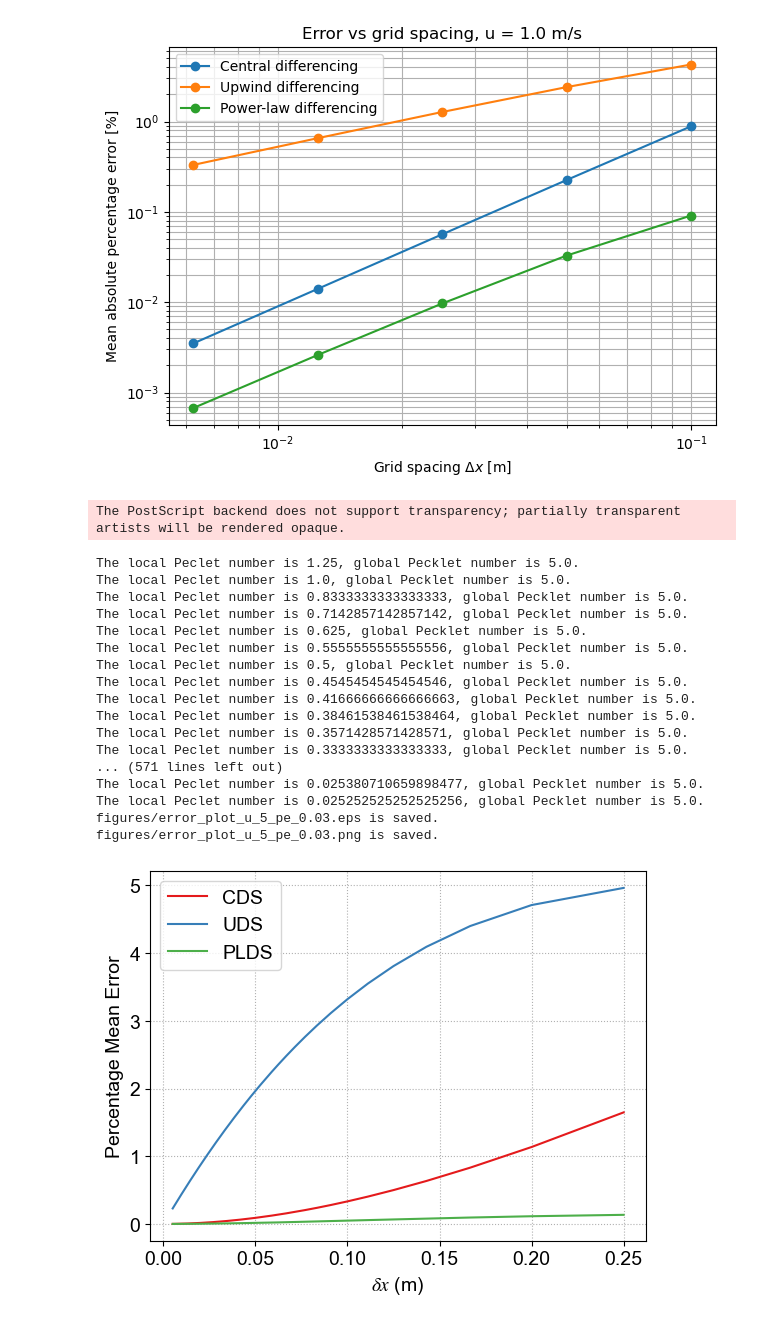
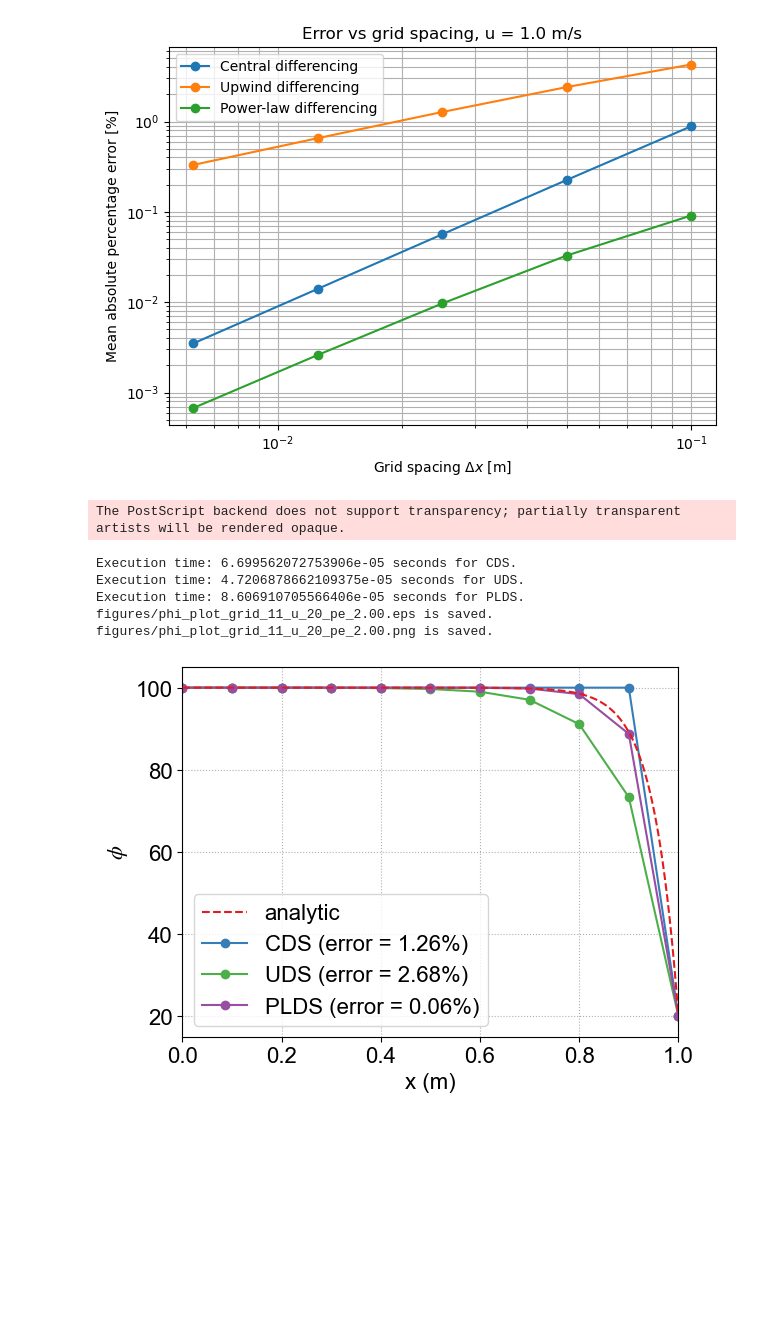
Before and after one commit to Yingfangeng/CFD_project_1, a Jupyter notebook: visualisation.ipynb, the cells around one changed output. Cells and saved outputs as stored; diff of their text form; code cells hidden in the pictures; blank space fills up the shorter version.

```diff
--- a/visualisation.ipynb
+++ b/visualisation.ipynb
@@ -78,33 +104,19 @@ plt.show()
 # %%
 L = 1.0             # domain length
 rho = 0.5           # fluid density
 gamma = 0.5         # fluid diffusion coefficient
 phi_0 = 100.0       # left boundary value
 phi_L = 20.0        # right boundary value
-number_of_grid = 10
-u = 5
+number_of_grid = 11
+u = 20
 scheme_list = ['CDS', 'UDS', 'PLDS']
-number_of_grid_list = np.arange(5, 200, 1)
-
-# plot_the_result(L, rho, gamma, phi_0, phi_L, number_of_grid, u, scheme_list)
-error_plot(L, rho, gamma, phi_0, phi_L, u, number_of_grid_list, scheme_list)
+number_of_grid_list = np.arange(5, 100, 1)
+plot_the_result(L, rho, gamma, phi_0, phi_L, number_of_grid, u, scheme_list)
 # %% [output]
 The PostScript backend does not support transparency; partially transparent artists will be rendered opaque.
-The local Peclet number is 1.25, global Pecklet number is 5.0.
-The local Peclet number is 1.0, global Pecklet number is 5.0.
-The local Peclet number is 0.8333333333333333, global Pecklet number is 5.0.
-The local Peclet number is 0.7142857142857142, global Pecklet number is 5.0.
-The local Peclet number is 0.625, global Pecklet number is 5.0.
-The local Peclet number is 0.5555555555555556, global Pecklet number is 5.0.
-The local Peclet number is 0.5, global Pecklet number is 5.0.
-The local Peclet number is 0.4545454545454546, global Pecklet number is 5.0.
-The local Peclet number is 0.41666666666666663, global Pecklet number is 5.0.
-The local Peclet number is 0.38461538461538464, global Pecklet number is 5.0.
-The local Peclet number is 0.3571428571428571, global Pecklet number is 5.0.
-The local Peclet number is 0.3333333333333333, global Pecklet number is 5.0.
-... (571 lines left out)
-The local Peclet number is 0.025380710659898477, global Pecklet number is 5.0.
-The local Peclet number is 0.025252525252525256, global Pecklet number is 5.0.
-figures/error_plot_u_5_pe_0.03.eps is saved.
-figures/error_plot_u_5_pe_0.03.png is saved.
+Execution time: 6.699562072753906e-05 seconds for CDS.
+Execution time: 4.7206878662109375e-05 seconds for UDS.
+Execution time: 8.606910705566406e-05 seconds for PLDS.
+figures/phi_plot_grid_11_u_20_pe_2.00.eps is saved.
+figures/phi_plot_grid_11_u_20_pe_2.00.png is saved.
-[figure, old version]
+[figure, new version]
```
Also changed, not shown: parts of 6 cells of this notebook, 4 other files.
